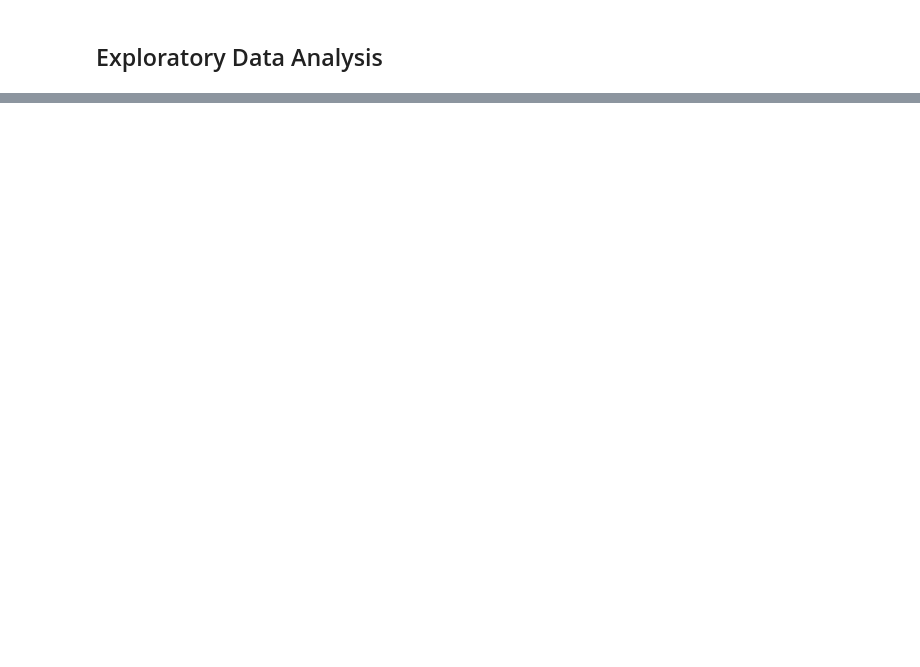
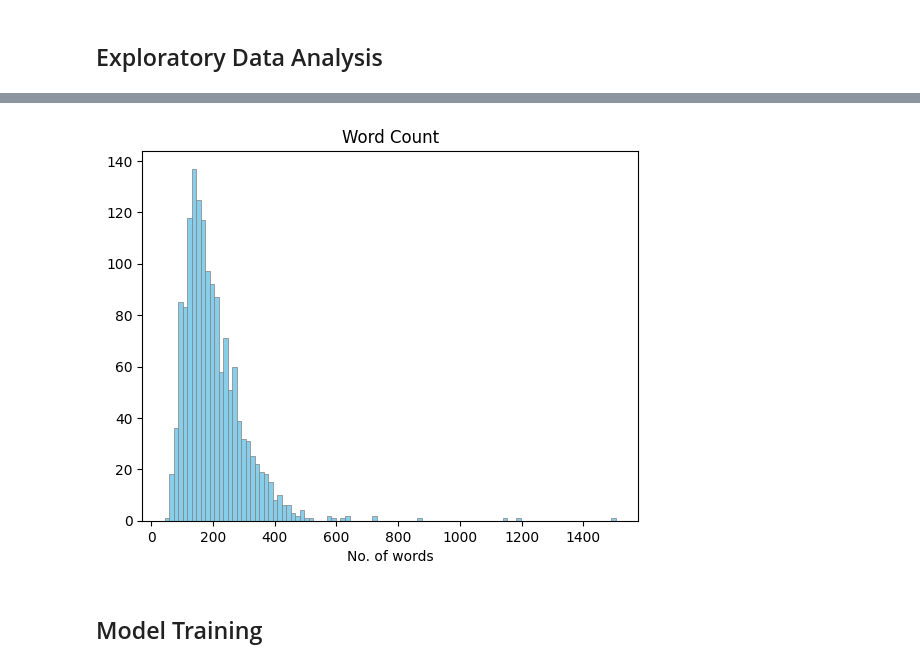
Before and after one commit to ZenithFlux/Realtime_News_Classification, a Jupyter notebook: src/training.ipynb, the cells around one changed output, grey strips where cells are left out. Drawn from its saved outputs; the diff is of its cells as text; code cells hidden in the pictures; blank space fills up the shorter version.

```diff
--- a/src/training.ipynb
+++ b/src/training.ipynb
@@ -11,8 +13,8 @@ import pandas as pd
 import matplotlib.pyplot as plt
 %matplotlib inline
 # %%
-# !python -m spacy download en_core_web_md
-nlp = spacy.load("en_core_web_md")
+# !python -m spacy download en_core_web_lg
+nlp = spacy.load("en_core_web_lg")
 # %% [markdown]
 ## Data Cleaning
 # %%
@@ -94,0 +112,3 @@ plt.show()
+# %%
+df["word_count"] = df.Text.apply(lambda x: len(nlp(x)))
+df
@@ -95 +129,10 @@ plt.show()
+# %%
+plt.hist(df.word_count, 100, color="skyblue", linewidth=0.5, edgecolor="gray")
+plt.title("Word Count")
+plt.xlabel("No. of words")
+plt.show()
+# %% [output]
+[figure, added]
+# %% [markdown]
+## Model Training
 # %%
```
Also changed, not shown: parts of 28 cells of this notebook.
